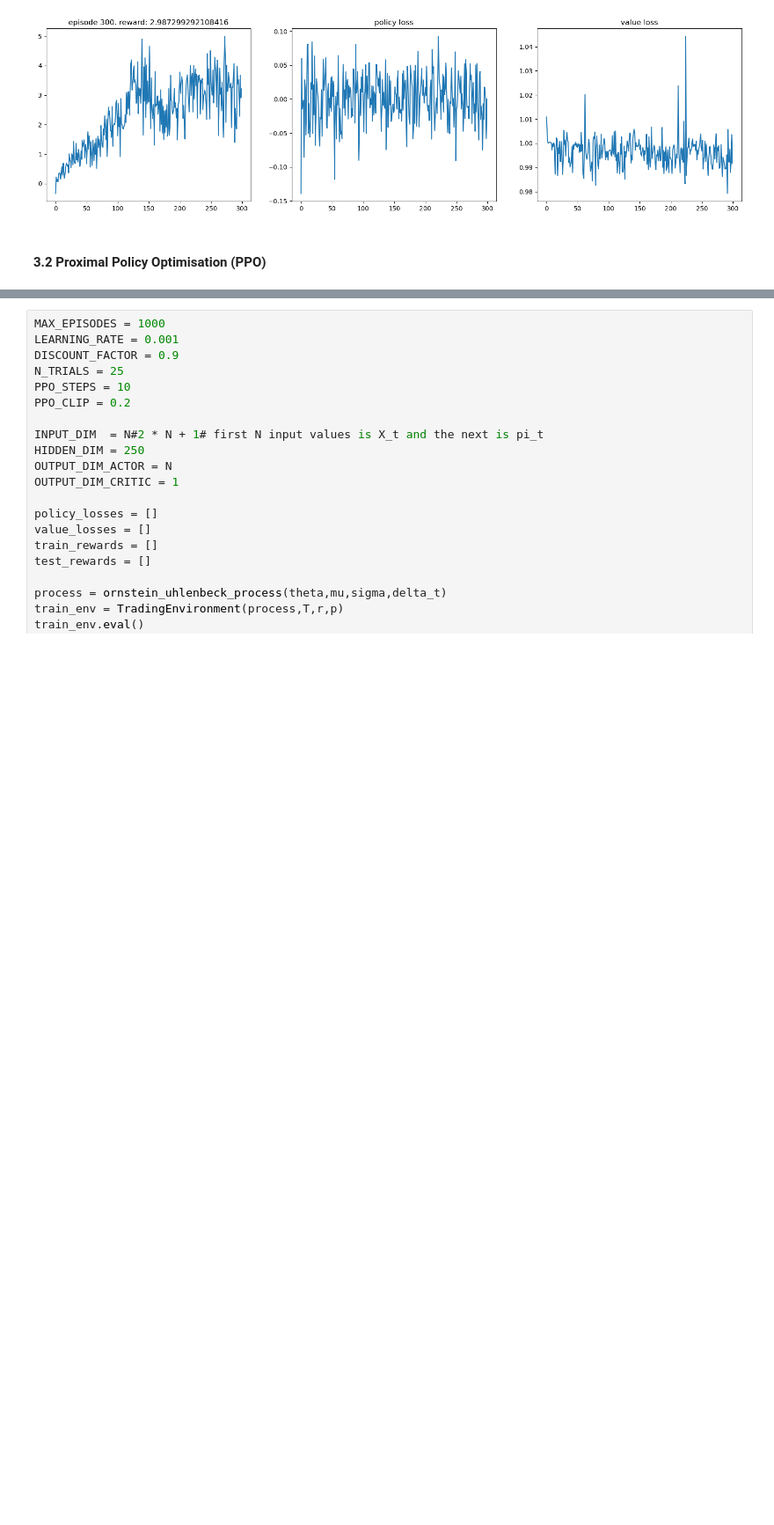
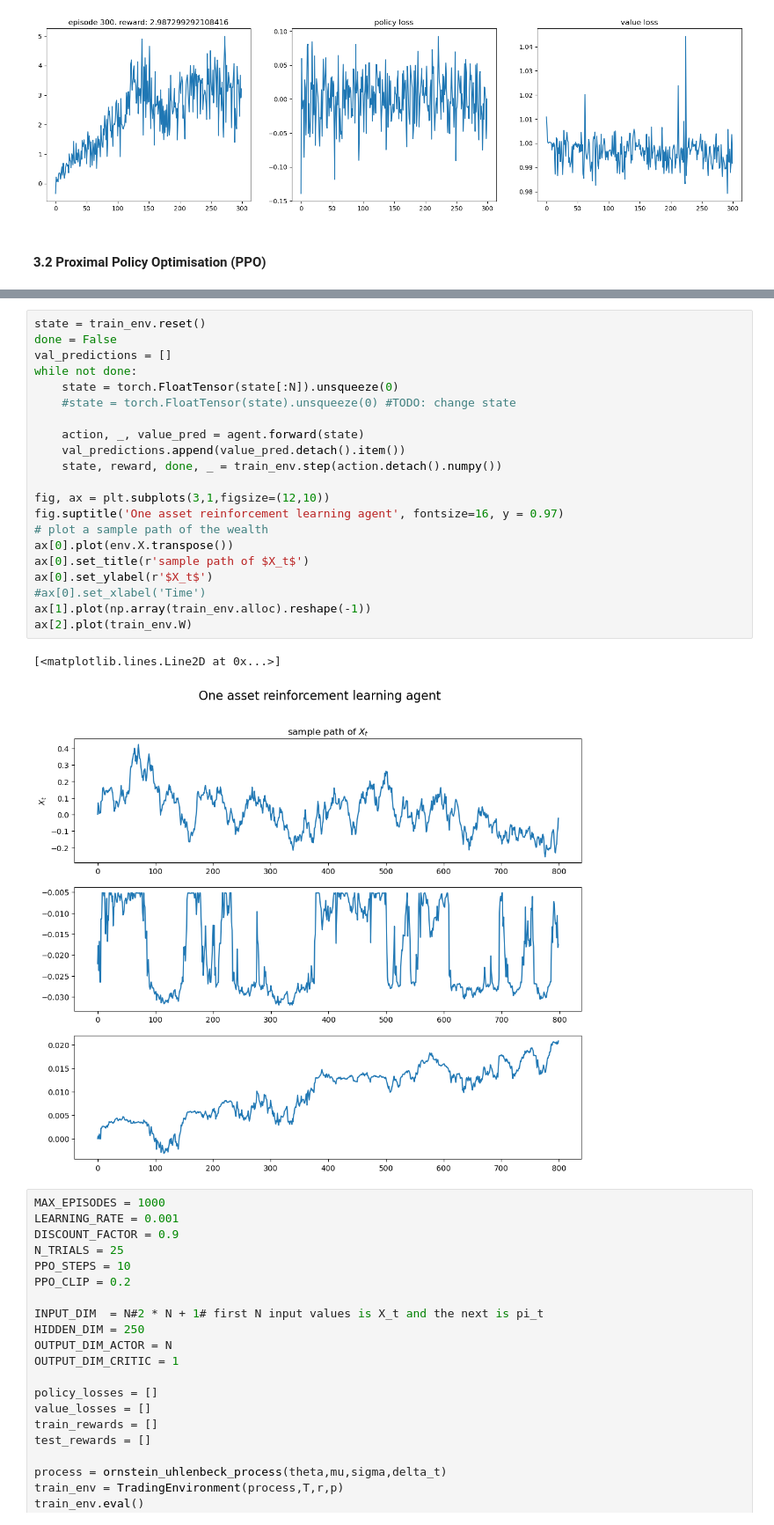
Before and after one commit to quintengeerts2000/MasterThesis-DRL_applications_to_stat_arb, a Jupyter notebook: monte_carlo_simulators/OU_stoch_control.ipynb, the cells around one changed output, grey strips where cells are left out. Shown at 88% size. Drawn from its saved outputs; the diff is of its cells as text; blank space fills up the shorter version.

```diff
--- a/monte_carlo_simulators/OU_stoch_control.ipynb
+++ b/monte_carlo_simulators/OU_stoch_control.ipynb
@@ -445,3 +451,27 @@ for episode in range(1, MAX_EPISODES+1):
+# %%
+state = train_env.reset()
+done = False
+val_predictions = []
+while not done:
+    state = torch.FloatTensor(state[:N]).unsqueeze(0)
+    #state = torch.FloatTensor(state).unsqueeze(0) #TODO: change state
+
+    action, _, value_pred = agent.forward(state)
+    val_predictions.append(value_pred.detach().item())
+    state, reward, done, _ = train_env.step(action.detach().numpy())
+
+fig, ax = plt.subplots(3,1,figsize=(12,10))
+fig.suptitle('One asset reinforcement learning agent', fontsize=16, y = 0.97)
+# plot a sample path of the wealth
+ax[0].plot(env.X.transpose())
+ax[0].set_title(r'sample path of $X_t$')
+ax[0].set_ylabel(r'$X_t$')
+#ax[0].set_xlabel('Time')
+ax[1].plot(np.array(train_env.alloc).reshape(-1))
+ax[2].plot(train_env.W)
+# %% [output]
+[<matplotlib.lines.Line2D at 0x...>]
+[figure, added]
 # %%
 MAX_EPISODES = 1000
 LEARNING_RATE = 0.001
```
Also changed, not shown: parts of 4 cells of this notebook, 2 other files.
